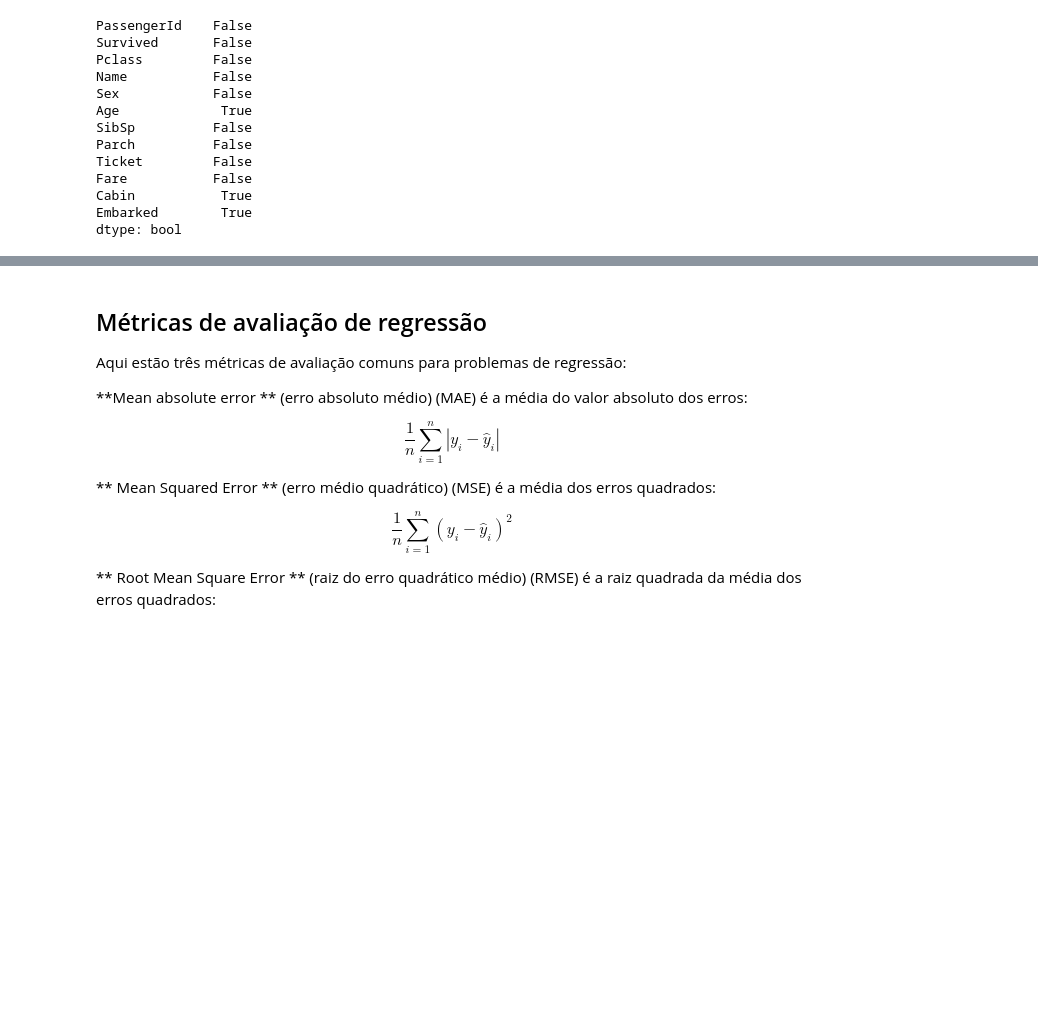
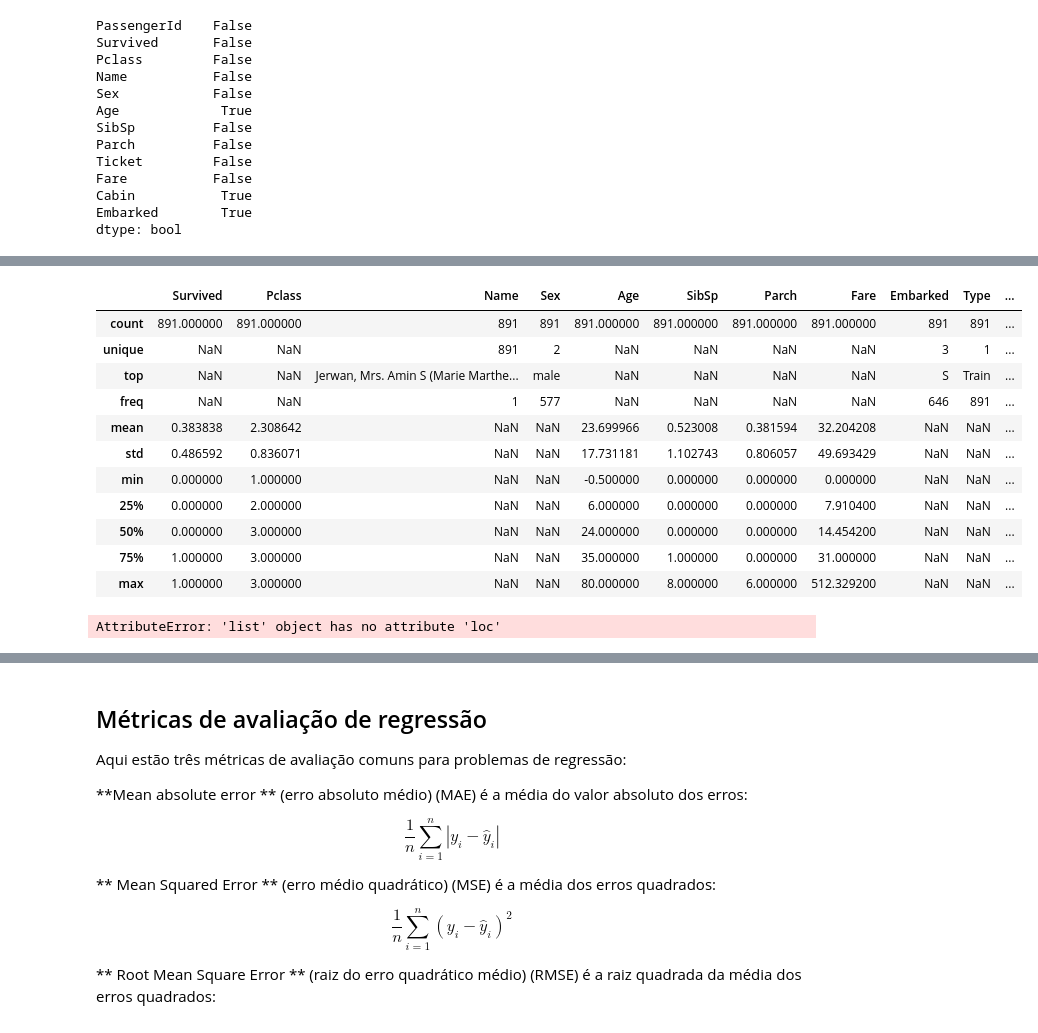
Before and after one commit to rgaliardi/Data-Science, a Jupyter notebook: MaratonaDSB/Titanic/Kaggle-Titanic.ipynb, the cells around one changed output, grey strips where cells are left out. Saved outputs shown, nothing was run; the diff lists cells and outputs as text; code cells hidden in the pictures; blank space fills up the shorter version.

```diff
--- a/MaratonaDSB/Titanic/Kaggle-Titanic.ipynb
+++ b/MaratonaDSB/Titanic/Kaggle-Titanic.ipynb
@@ -89,11 +61,11 @@ import Functions as fn
 
 dsTrain = pd.read_csv('train.csv',
                       names=['PassengerId', 'Survived', 'Pclass', 'Name', 'Sex', 'Age', 'SibSp', 'Parch', 'Ticket', 'Fare', 'Cabin', 'Embarked'],
-                      sep=',', header=0, dtype={'Age': np.float64})
+                      sep=',', header=0)
 
 dsTest  = pd.read_csv('test.csv',
                       names=['PassengerId', 'Pclass', 'Name', 'Sex', 'Age', 'SibSp', 'Parch', 'Ticket', 'Fare', 'Cabin', 'Embarked'],
-                      sep=',', header=0, dtype={'Age': np.float64})
+                      sep=',', header=0)
 # %%
 # Verificando os primeiros registros de Treino
 
@@ -378,0 +120,21 @@ X_test = test[['Pclass', 'Sex', 'Age', 'SibSp', 'Parch', 'Fare', 'Embarked', 'Is
+# %%
+# Cria um dataset com os dois datasets: Treino e de Testes para podermos tratar as variáveis de uma só vez
+
+# Cria novos datasets com a coluna do tipo: treino: 0 e teste: 1
+mTrain = dsTrain.copy(deep = True)
+mTest = dsTrain.copy(deep = True)
+
+# Incluíndo as colunas de checagem
+mTrain['Type'] = 'Train'
+mTrain['FamilySize'] = 1
+mTrain['IsAlone'] = 1
+
+mTest['Type'] = 'Test'
+mTest['FamilySize'] = 1
+mTest['IsAlone'] = 1
+
+# Cria uma junção dos dados de treino e teste dados
+#dsCombined = mTrain.append(mTest, ignore_index=True, sort=False)
+dsCombined = [mTrain, mTest]
+
+dsCombined
@@ -378,0 +292,29 @@ X_test = test[['Pclass', 'Sex', 'Age', 'SibSp', 'Parch', 'Fare', 'Embarked', 'Is
+# %%
+mTrain.describe(include = 'all')
+# %% [output]
+|  | Survived | Pclass | Name | Sex | Age | SibSp | Parch | Fare | Embarked | Type | ... |
+| count | 891.000000 | 891.000000 | 891 | 891 | 891.000000 | 891.000000 | 891.000000 | 891.000000 | 891 | 891 | ... |
+| unique | NaN | NaN | 891 | 2 | NaN | NaN | NaN | NaN | 3 | 1 | ... |
+| top | NaN | NaN | Jerwan, Mrs. Amin S (Marie Marthe... | male | NaN | NaN | NaN | NaN | S | Train | ... |
+| freq | NaN | NaN | 1 | 577 | NaN | NaN | NaN | NaN | 646 | 891 | ... |
+| mean | 0.383838 | 2.308642 | NaN | NaN | 23.699966 | 0.523008 | 0.381594 | 32.204208 | NaN | NaN | ... |
+| std | 0.486592 | 0.836071 | NaN | NaN | 17.731181 | 1.102743 | 0.806057 | 49.693429 | NaN | NaN | ... |
+| min | 0.000000 | 1.000000 | NaN | NaN | -0.500000 | 0.000000 | 0.000000 | 0.000000 | NaN | NaN | ... |
+| 25% | 0.000000 | 2.000000 | NaN | NaN | 6.000000 | 0.000000 | 0.000000 | 7.910400 | NaN | NaN | ... |
+| 50% | 0.000000 | 3.000000 | NaN | NaN | 24.000000 | 0.000000 | 0.000000 | 14.454200 | NaN | NaN | ... |
+| 75% | 1.000000 | 3.000000 | NaN | NaN | 35.000000 | 1.000000 | 0.000000 | 31.000000 | NaN | NaN | ... |
+| max | 1.000000 | 3.000000 | NaN | NaN | 80.000000 | 8.000000 | 6.000000 | 512.329200 | NaN | NaN | ... |
+# %%
+# Seleção das variáveis que não serão usadas pelo modelo
+
+#drop_elements = ['PassengerId', 'Name', 'Ticket', 'Cabin', 'SibSp', 'Parch', 'FamilySize']
+train = dsCombined.loc[dsCombined['Type'] == 'Train']
+drop_elements = ['Name', 'Ticket', 'Type']
+train = train.drop(drop_elements, axis = 1)
+test = dsCombined.loc[dsCombined['Type'] == 'Test']
+drop_elements = ['Survived', 'Name', 'Ticket', 'Type']
+test = test.drop(drop_elements, axis = 1)
+
+train.describe(include = 'all')
+# %% [output]
+AttributeError: 'list' object has no attribute 'loc'
```
Also changed, not shown: parts of 57 cells of this notebook, 3 other files.
